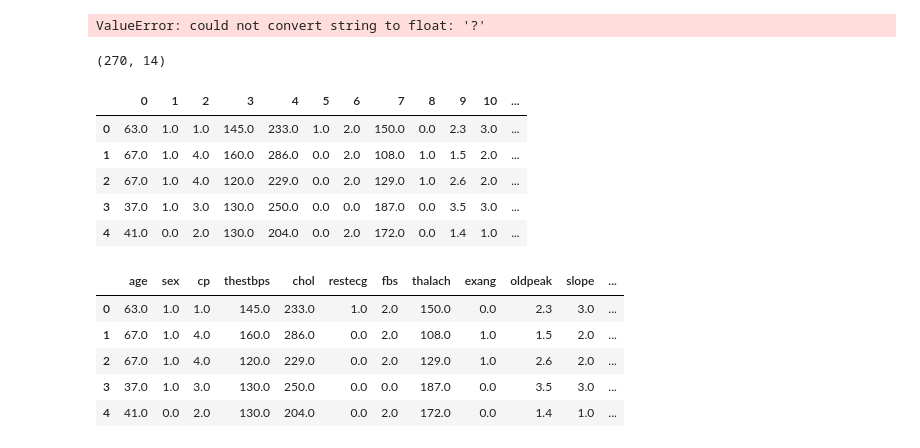
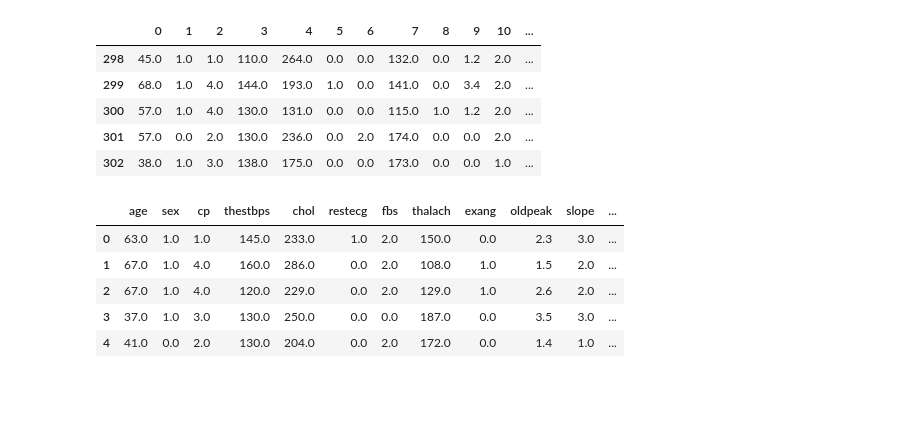
Before and after one commit to batra-deepti/BDMH_project, a Jupyter notebook: BDMHproject (1).ipynb, the cells around one changed output. Cells and saved outputs as stored; diff of their text form; code cells hidden in the pictures; blank space fills up the shorter version.

```diff
--- a/BDMHproject (1).ipynb
+++ b/BDMHproject (1).ipynb
@@ -14,25 +17,16 @@ import csv
-# %%
-#data_1 = np.loadtxt('statlog.csv')
-data_2 = np.loadtxt('cleveland.csv',delimiter=',')
-# %% [output]
-ValueError: could not convert string to float: '?'
-# %%
-data_1.shape
-# %% [output]
-(270, 14)
 # %%
 cleveland_data = pd.read_csv("cleveland.csv", header= None)
 # %%
 statlog_data = pd.read_csv("statlog.csv", header= None, sep=" ")
 # %%
-cleveland_data.head()
+cleveland_data.tail()
 # %% [output]
 |  | 0 | 1 | 2 | 3 | 4 | 5 | 6 | 7 | 8 | 9 | 10 | ... |
-| 0 | 63.0 | 1.0 | 1.0 | 145.0 | 233.0 | 1.0 | 2.0 | 150.0 | 0.0 | 2.3 | 3.0 | ... |
-| 1 | 67.0 | 1.0 | 4.0 | 160.0 | 286.0 | 0.0 | 2.0 | 108.0 | 1.0 | 1.5 | 2.0 | ... |
-| 2 | 67.0 | 1.0 | 4.0 | 120.0 | 229.0 | 0.0 | 2.0 | 129.0 | 1.0 | 2.6 | 2.0 | ... |
-| 3 | 37.0 | 1.0 | 3.0 | 130.0 | 250.0 | 0.0 | 0.0 | 187.0 | 0.0 | 3.5 | 3.0 | ... |
-| 4 | 41.0 | 0.0 | 2.0 | 130.0 | 204.0 | 0.0 | 2.0 | 172.0 | 0.0 | 1.4 | 1.0 | ... |
+| 298 | 45.0 | 1.0 | 1.0 | 110.0 | 264.0 | 0.0 | 0.0 | 132.0 | 0.0 | 1.2 | 2.0 | ... |
+| 299 | 68.0 | 1.0 | 4.0 | 144.0 | 193.0 | 1.0 | 0.0 | 141.0 | 0.0 | 3.4 | 2.0 | ... |
+| 300 | 57.0 | 1.0 | 4.0 | 130.0 | 131.0 | 0.0 | 0.0 | 115.0 | 1.0 | 1.2 | 2.0 | ... |
+| 301 | 57.0 | 0.0 | 2.0 | 130.0 | 236.0 | 0.0 | 2.0 | 174.0 | 0.0 | 0.0 | 2.0 | ... |
+| 302 | 38.0 | 1.0 | 3.0 | 138.0 | 175.0 | 0.0 | 0.0 | 173.0 | 0.0 | 0.0 | 1.0 | ... |
 # %%
 cleveland_data.columns = [ 'age','sex','cp','thestbps','chol','restecg','fbs','thalach','exang','oldpeak','slope','ca','thal','label']
 # %%
```
Also changed, not shown: parts of 24 cells of this notebook.
